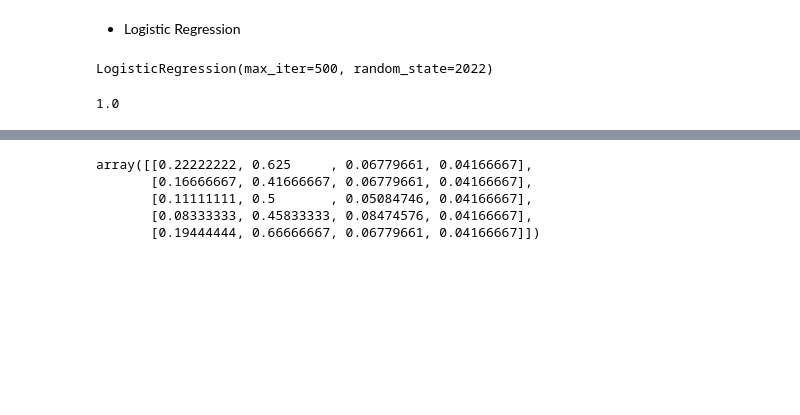
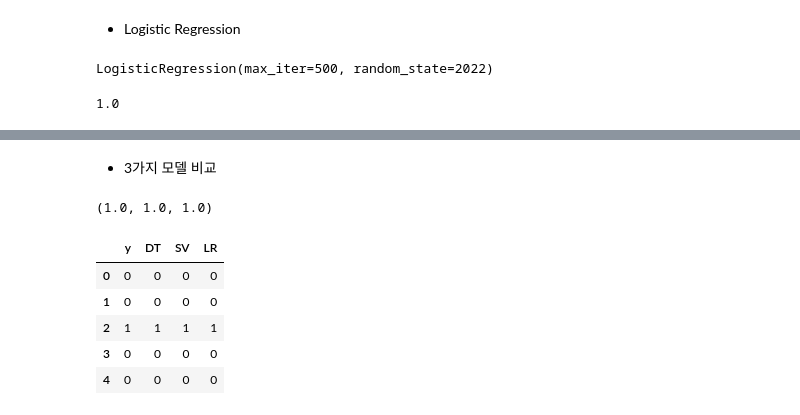
Before and after one commit to 9mynamemj7/Machinelearning-2022.04, a Jupyter notebook: 01.Intro/01_ Iris분류.ipynb, the cells around one changed output, grey strips where cells are left out. Drawn from its saved outputs; the diff is of its cells as text; code cells hidden in the pictures; blank space fills up the shorter version.

```diff
--- a/01.Intro/01. Iris분류.ipynb
+++ b/01.Intro/01_ Iris분류.ipynb
@@ -266,8 +255,0 @@ iris_scaled = MinMaxScaler().fit_transform(iris.data)
-# %%
-iris_scaled[:5]
-# %% [output]
-array([[0.22222222, 0.625     , 0.06779661, 0.04166667],
-       [0.16666667, 0.41666667, 0.06779661, 0.04166667],
-       [0.11111111, 0.5       , 0.05084746, 0.04166667],
-       [0.08333333, 0.45833333, 0.08474576, 0.04166667],
-       [0.19444444, 0.66666667, 0.06779661, 0.04166667]])
@@ -275,0 +256,17 @@ X_train2, X_test2, _, = train_test_split(iris_scaled, iris.target, stratify=)
+# %% [markdown]
+- 3가지 모델 비교
+# %%
+dtc.score(X_test, y_test), svc.score(X_test, y_test), lrc.score(X_test, y_test)
+# %% [output]
+(1.0, 1.0, 1.0)
+# %%
+res['SV'] = pred_sv
+res['LR'] = pred_lr
+res.head()
+# %% [output]
+|  | y | DT | SV | LR |
+| 0 | 0 | 0 | 0 | 0 |
+| 1 | 0 | 0 | 0 | 0 |
+| 2 | 1 | 1 | 1 | 1 |
+| 3 | 0 | 0 | 0 | 0 |
+| 4 | 0 | 0 | 0 | 0 |
```
Also changed, not shown: parts of 4 cells of this notebook.
